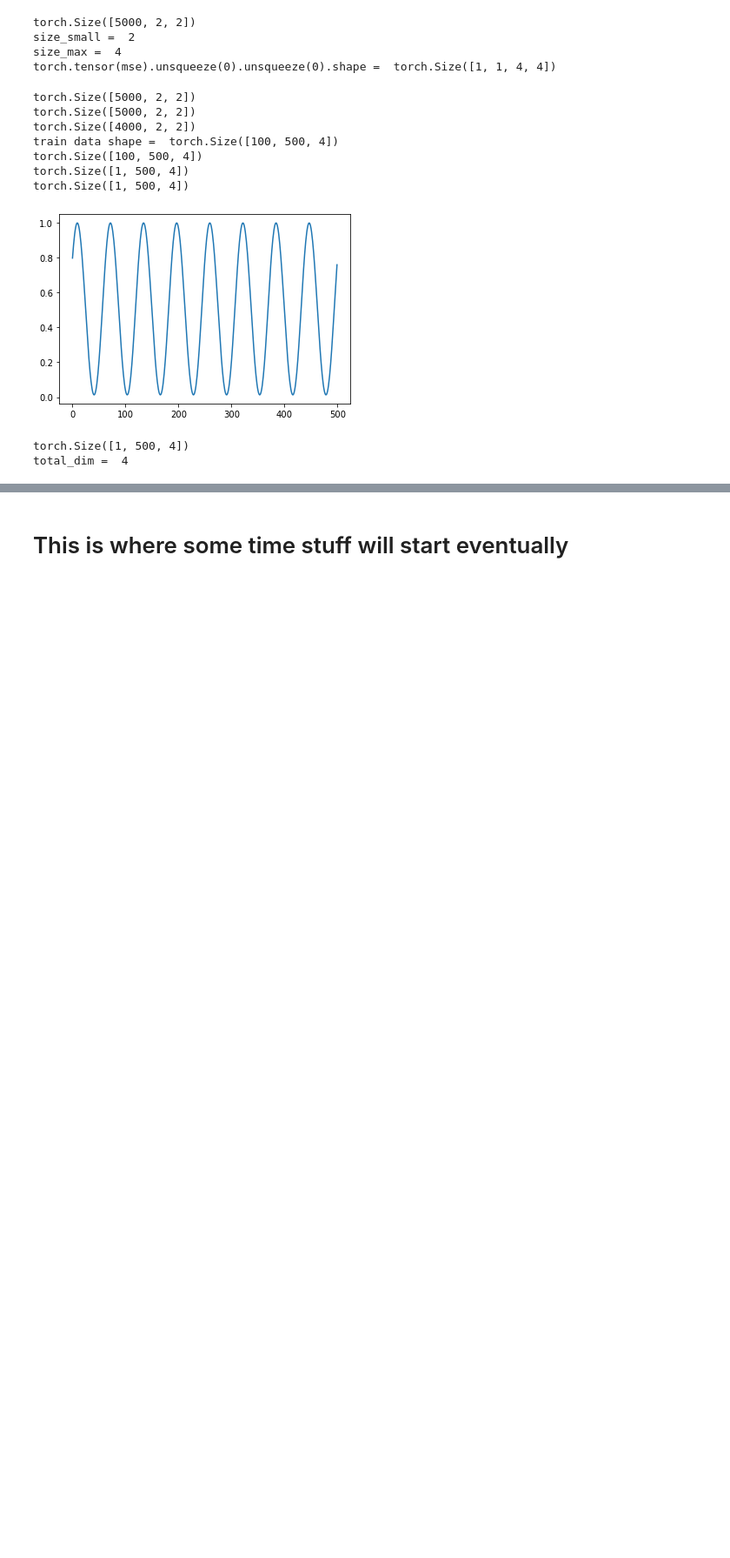
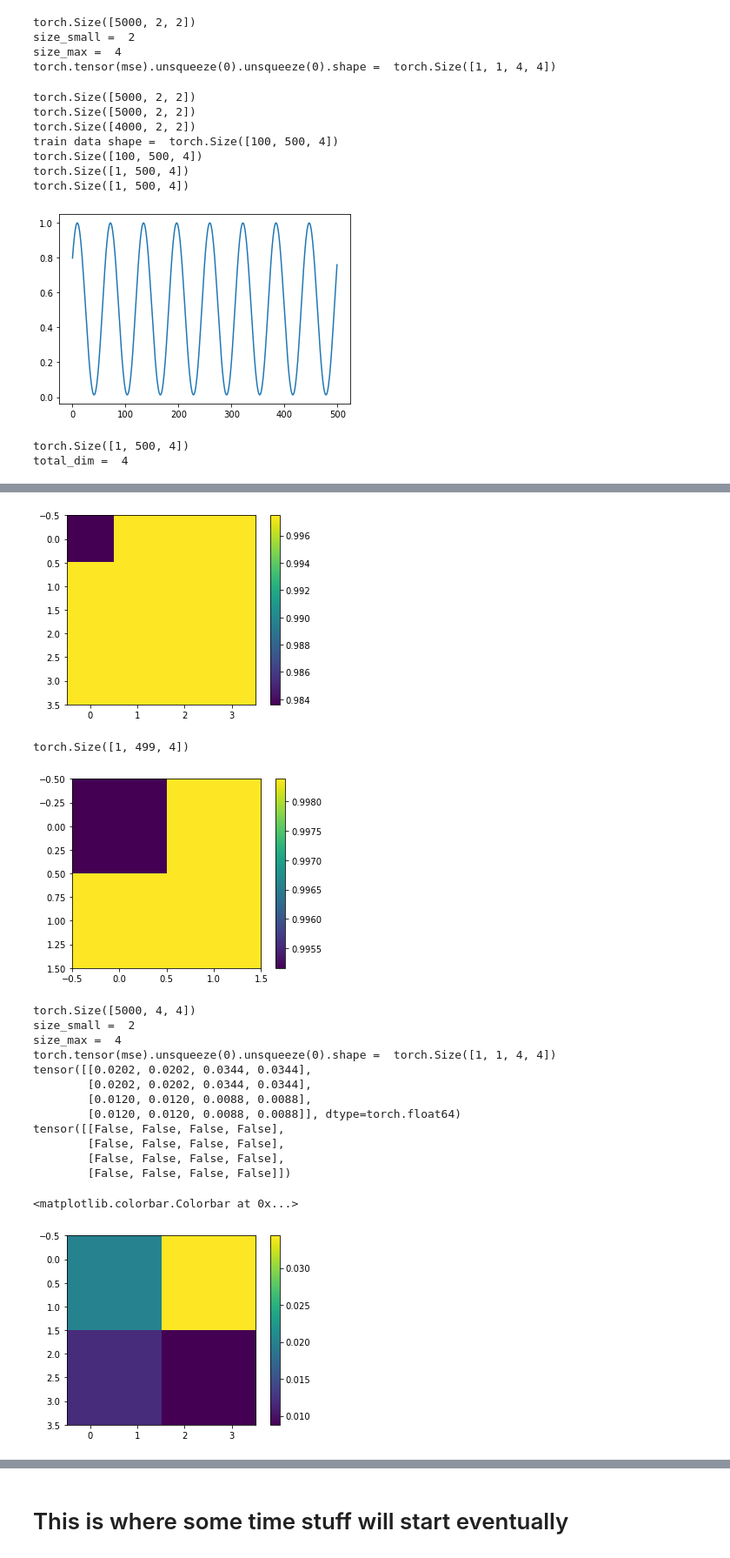
Before and after one commit to KatieJ16/Time_Space_multiscale, a Jupyter notebook: scripts/MrCAE_toy2_everything_averages_combining.ipynb, the cells around one changed output, grey strips where cells are left out. Shown at 87% size. Drawn from its saved outputs; the diff is of its cells as text; code cells hidden in the pictures; blank space fills up the shorter version.

```diff
--- a/scripts/MrCAE_toy2_everything_averages_combining.ipynb
+++ b/scripts/MrCAE_toy2_everything_averages_combining.ipynb
@@ -309 +334,37 @@ plt.ylim([1e-5, 10])
+# %%
+val_data_4x4 = utils.data_of_size(data,4)
+plt.imshow(val_data_4x4[1])
+plt.colorbar()
+plt.show()
+
+print(y_preds.shape)
+plt.imshow(y_preds[0,0].reshape(2,2))
+plt.colorbar()
+plt.show()
+print(val_data_4x4.shape)
+
+resolved, loss, unresolved = utils.MSE(utils.grow(y_preds.reshape(499,2,2), 4), val_data[0,1:,:].reshape(499, 2,2), 4,  keep_small = False)
+# mse = criterion(grow(y_preds.reshape(499,2,2), 4), val_data[0,1:,:].reshape(499, 2,2))
+print(loss)
+print(unresolved)
+plt.imshow(loss)
+plt.colorbar()
+# %% [output]
+[figure, added]
+torch.Size([1, 499, 4])
+[figure, added]
+torch.Size([5000, 4, 4])
+size_small =  2
+size_max =  4
+torch.tensor(mse).unsqueeze(0).unsqueeze(0).shape =  torch.Size([1, 1, 4, 4])
+tensor([[0.0202, 0.0202, 0.0344, 0.0344],
+        [0.0202, 0.0202, 0.0344, 0.0344],
+        [0.0120, 0.0120, 0.0088, 0.0088],
+        [0.0120, 0.0120, 0.0088, 0.0088]], dtype=torch.float64)
+tensor([[False, False, False, False],
+        [False, False, False, False],
+        [False, False, False, False],
+        [False, False, False, False]])
+<matplotlib.colorbar.Colorbar at 0x...>
+[figure, added]
 # %%
```
Also changed, not shown: parts of 7 cells of this notebook, 1 other file.
